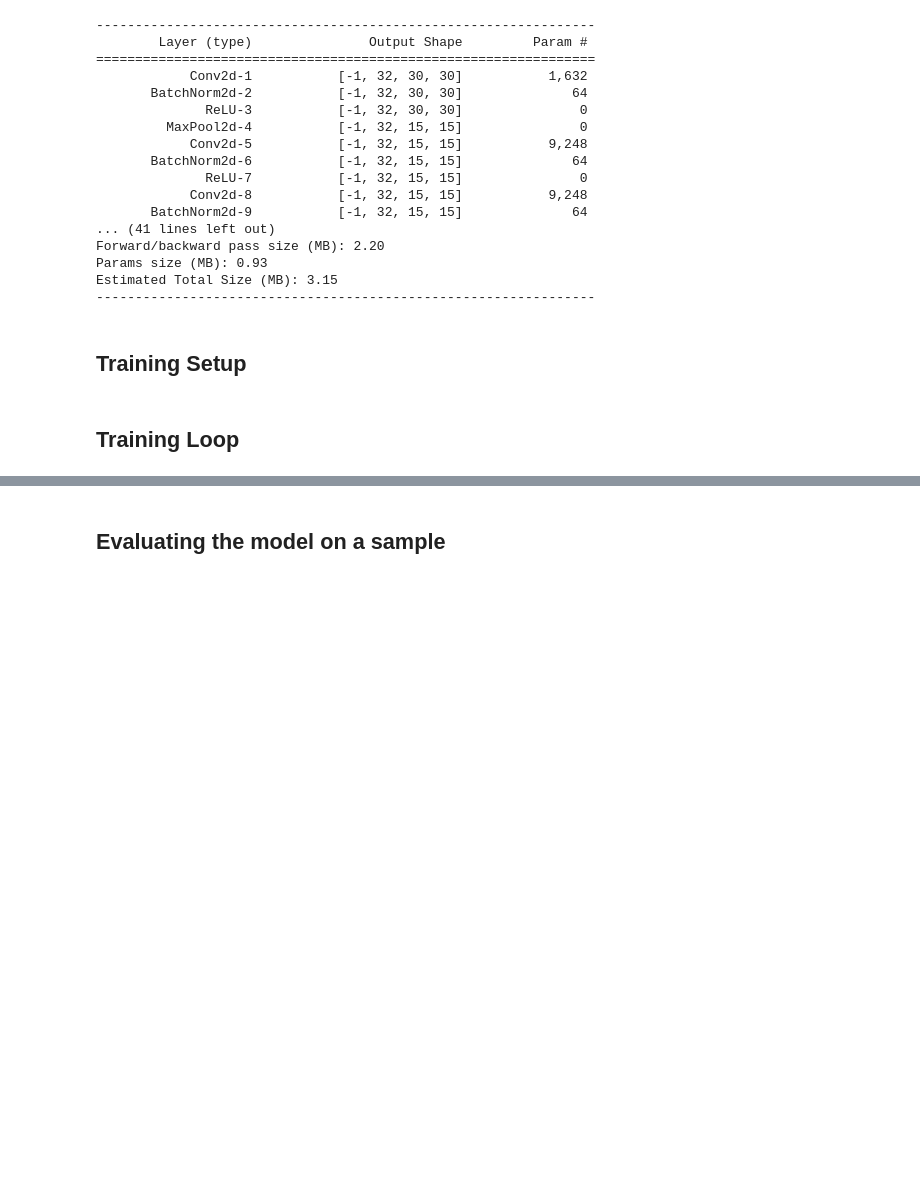
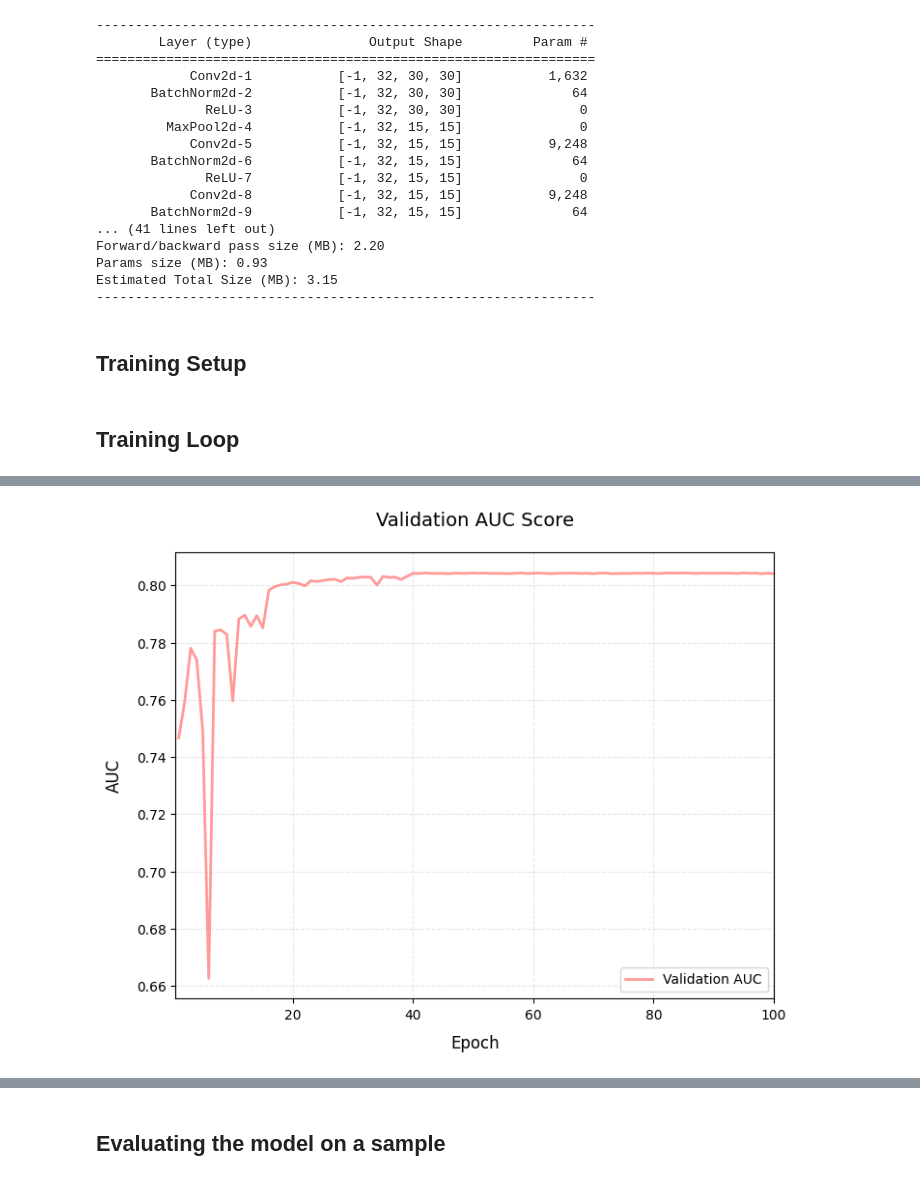
Before and after one commit to 8Nero/ML4SCI-E2E, a Jupyter notebook: task1.ipynb, the cells around one changed output, grey strips where cells are left out. Saved outputs shown, nothing was run; the diff lists cells and outputs as text; code cells hidden in the pictures; blank space fills up the shorter version.

```diff
--- a/task1.ipynb
+++ b/task1.ipynb
@@ -332,0 +376,18 @@ plt.show()
+# %%
+plt.figure(figsize=(8, 6))
+epochs = range(1, len(roc_scores) + 1)
+
+plt.plot(epochs, roc_scores, color='#FF9A98', lw=2, label='Validation AUC')
+
+# Styling
+plt.title('Validation AUC Score', fontsize=14, pad=20)
+plt.xlabel('Epoch', fontsize=12, labelpad=10)
+plt.ylabel('AUC', fontsize=12, labelpad=10)
+plt.xlim(0.5, len(epochs) + 0.1)
+plt.legend(frameon=True, loc='lower right')
+plt.grid(True, alpha=0.3, ls='--')
+
+plt.savefig('auc_curve.png', dpi=300, bbox_inches='tight')
+plt.show()
+# %% [output]
+[figure, added]
```
Also changed, not shown: parts of 14 cells of this notebook.
